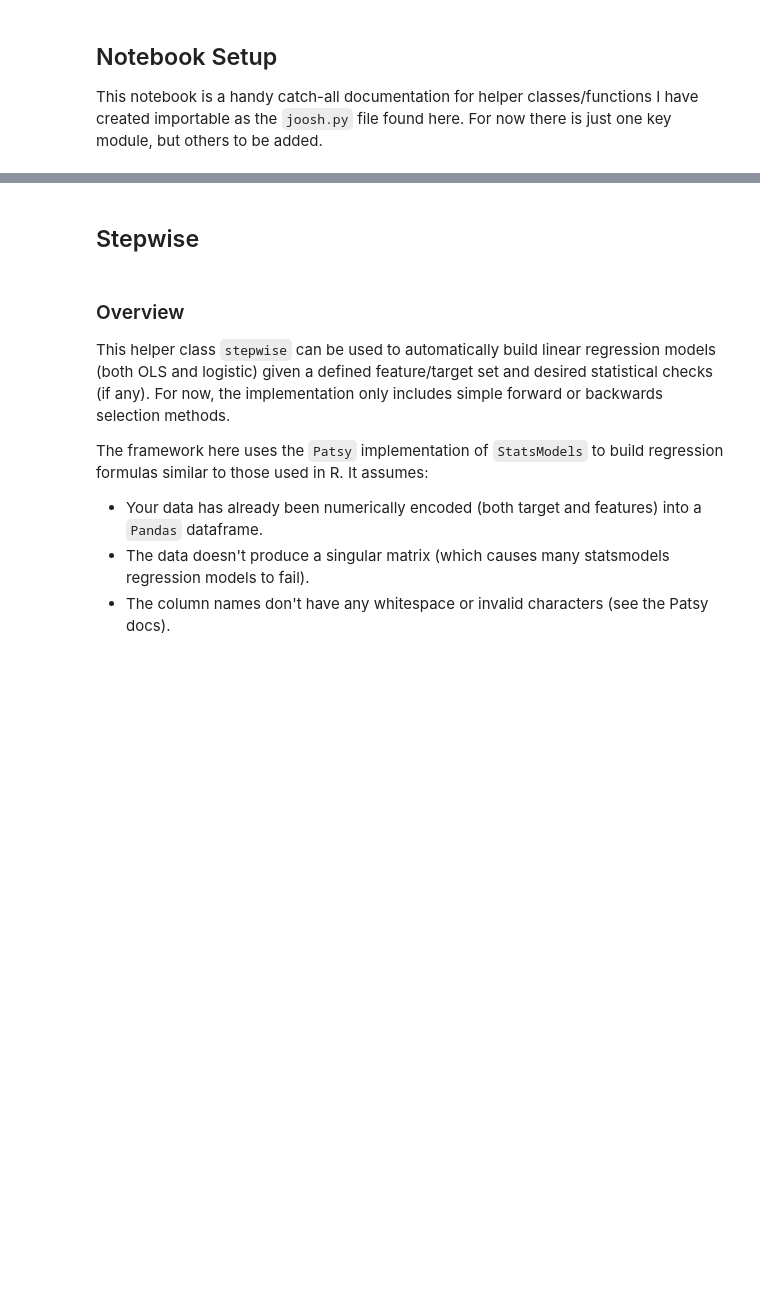
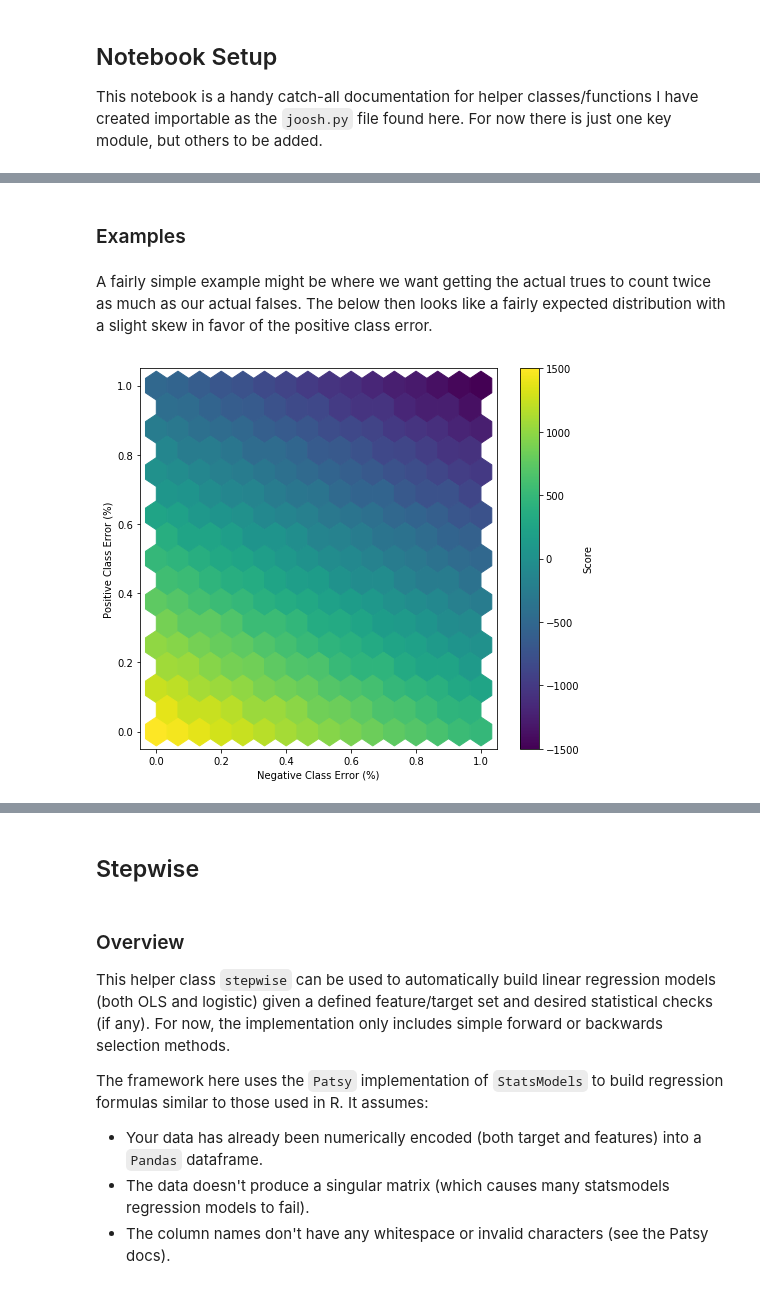
Before and after one commit to Joshkking/joosh, a Jupyter notebook: Joosh Documentation.ipynb, the cells around one changed output, grey strips where cells are left out. Drawn from its saved outputs; the diff is of its cells as text; code cells hidden in the pictures; blank space fills up the shorter version.

```diff
--- a/Joosh Documentation.ipynb
+++ b/Joosh Documentation.ipynb
@@ -11,0 +41,8 @@ pd.set_option('display.max_colwidth', None)
+# %% [markdown]
+### Examples
+# %% [markdown]
+A fairly simple example might be where we want getting the actual trues to count twice as much as our actual falses. The below then looks like a fairly expected distribution with a slight skew in favor of the positive class error.
+# %%
+cm_sim(n=1000, propt=0.5, wtp=2, wtn=1, wfp=-1, wfn=-2)
+# %% [output]
+[figure, added]
```
Also changed, not shown: parts of 10 cells of this notebook, 1 other file.
